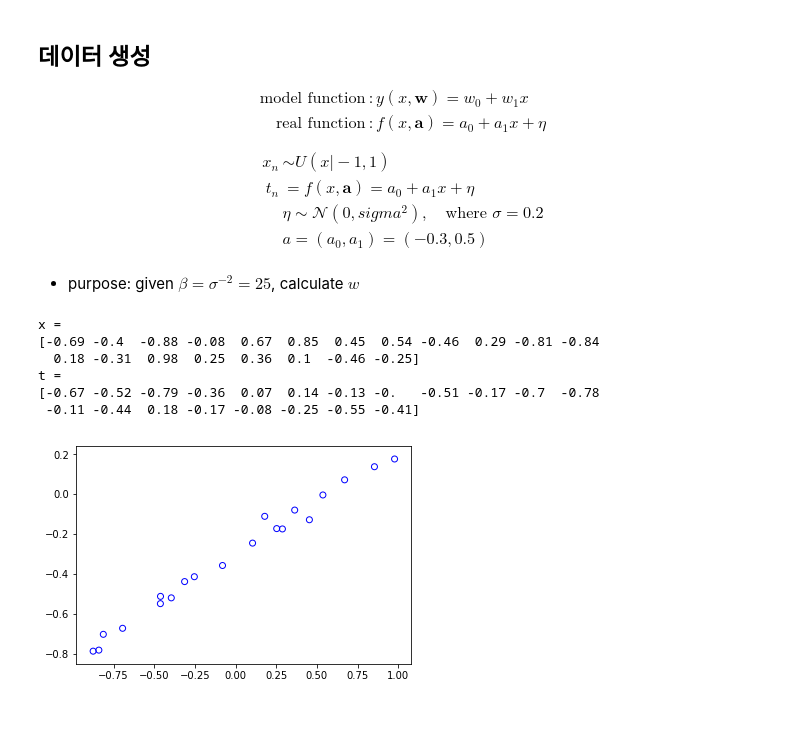
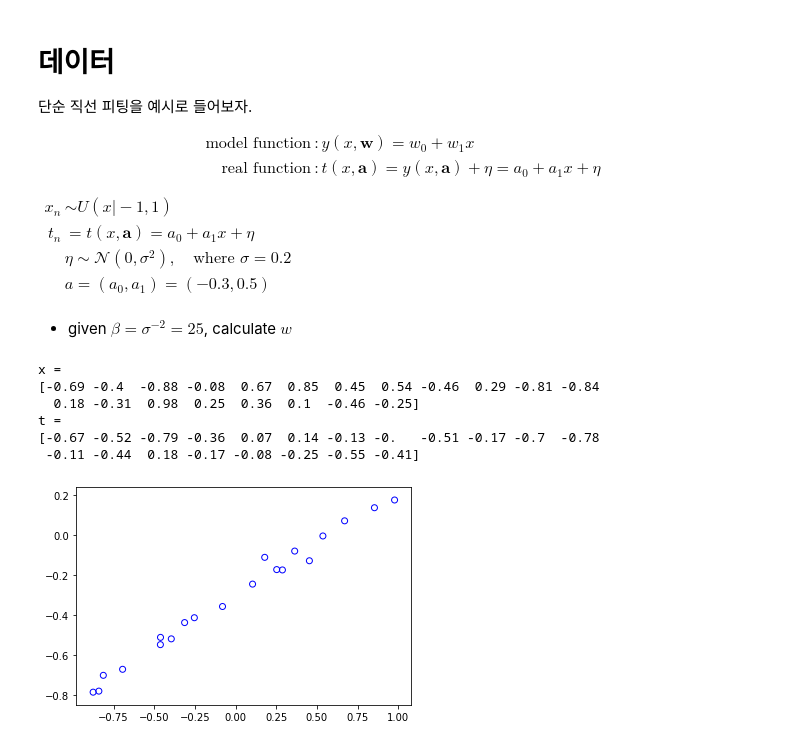
Before and after one commit to simonjisu/prml_study, a Jupyter notebook: notebooks/chapter-3/Linear Regression.ipynb, the cells around one changed output. Saved outputs shown, nothing was run; the diff lists cells and outputs as text; code cells hidden in the pictures; blank space fills up the shorter version.

```diff
--- a/notebooks/chapter-3/Linear Regression.ipynb
+++ b/notebooks/chapter-3/Linear Regression.ipynb
@@ -4,0 +99,8 @@ import matplotlib.pyplot as plt
+# %%
+w = np.array([[1, 2, 3]]) # 2(M) x 3(k)
+beta = np.array([[1, 2, 4],
+                 [2, 4, 5],
+                 [4, 5, 9]])
+phi = np.array([[1], [4]])
+print(f"1: {phi.T.dot(w).dot(beta).dot(w.T).dot(phi)}")
+print(f"2: {np.trace(w.T.dot(phi).dot(phi.T).dot(w).dot(beta))}")
@@ -5,48 +162,53 @@ import matplotlib.pyplot as plt
 # %% [markdown]
-## 데이터 생성
+# 데이터
+
+단순 직선 피팅을 예시로 들어보자.
+
 
 $$\begin{aligned}
 \text{model function}&: y(x, \mathbf{w}) = w_0 + w_1 x\\
-\text{real function} &: f(x, \mathbf{a}) = a_0 + a_1 x +\eta
+\text{real function} &: t(x, \mathbf{a}) = y(x, \mathbf{a}) + \eta = a_0 + a_1 x +\eta
 \end{aligned}$$
 
-$$\begin{aligned}
+
+$\begin{aligned}
 x_n &\sim U(x \vert -1, 1) \\
-t_n &= f(x, \mathbf{a}) = a_0 + a_1 x +\eta\\
-\quad& \eta \sim \mathcal{N}(0, sigma^2), \quad \text{where }\sigma=0.2 \\
+t_n &= t(x, \mathbf{a}) = a_0 + a_1 x +\eta\\
+\quad& \eta \sim \mathcal{N}(0, \sigma^2), \quad \text{where }\sigma=0.2 \\
 \quad& a = (a_0, a_1) = (-0.3, 0.5) \\
-\end{aligned}$$
+\end{aligned}$
 
-* purpose: given $\beta = \sigma^{-2} = 25$, calculate $w$
+* given $\beta = \sigma^{-2} = 25$, calculate $w$
 # %%
 np.random.seed(777)
 N = 20  # data points
 a = np.array([-0.3, 0.5])  # the real weight
-def target_function(x, a, add=True):
+sigma = 0.2
+def model_function(x, w, add=True):
     """
     **only support single variable**
     function: f(x, a)
     add: if x doesn't contain 1 vector for bias term,
          automatically create it
     """
-    N = x.shape[0]
     if add:
-        x = np.vander(x, N=2, increasing=True)  # (N, 2)
+        N = x.shape[0]
+        x = np.c_[ np.ones(N), x ] # (N, 2)
 
-    eta = np.random.normal(scale=0.2**2, size=(N,))
-    return x.dot(a) + eta
+    return x.dot(w)
 
 x = np.random.uniform(low=-1, high=1, size=(N,))
-t = target_function(x, a, add=True)
+eta = np.random.normal(scale=sigma**2, size=(N,))
+t = model_function(x, a, add=True) + eta
 print(f"x = \n{x.round(2)}")
 print(f"t = \n{t.round(2)}")
 plt.scatter(x, t, edgecolors="b", facecolors="none", marker="o")
 plt.show()
 # %% [output]
 x =
 [-0.69 -0.4  -0.88 -0.08  0.67  0.85  0.45  0.54 -0.46  0.29 -0.81 -0.84
   0.18 -0.31  0.98  0.25  0.36  0.1  -0.46 -0.25]
 t =
 [-0.67 -0.52 -0.79 -0.36  0.07  0.14 -0.13 -0.   -0.51 -0.17 -0.7  -0.78
  -0.11 -0.44  0.18 -0.17 -0.08 -0.25 -0.55 -0.41]
-[figure, old version]
+[figure, new version]
```
Also changed, not shown: parts of 30 cells of this notebook.
